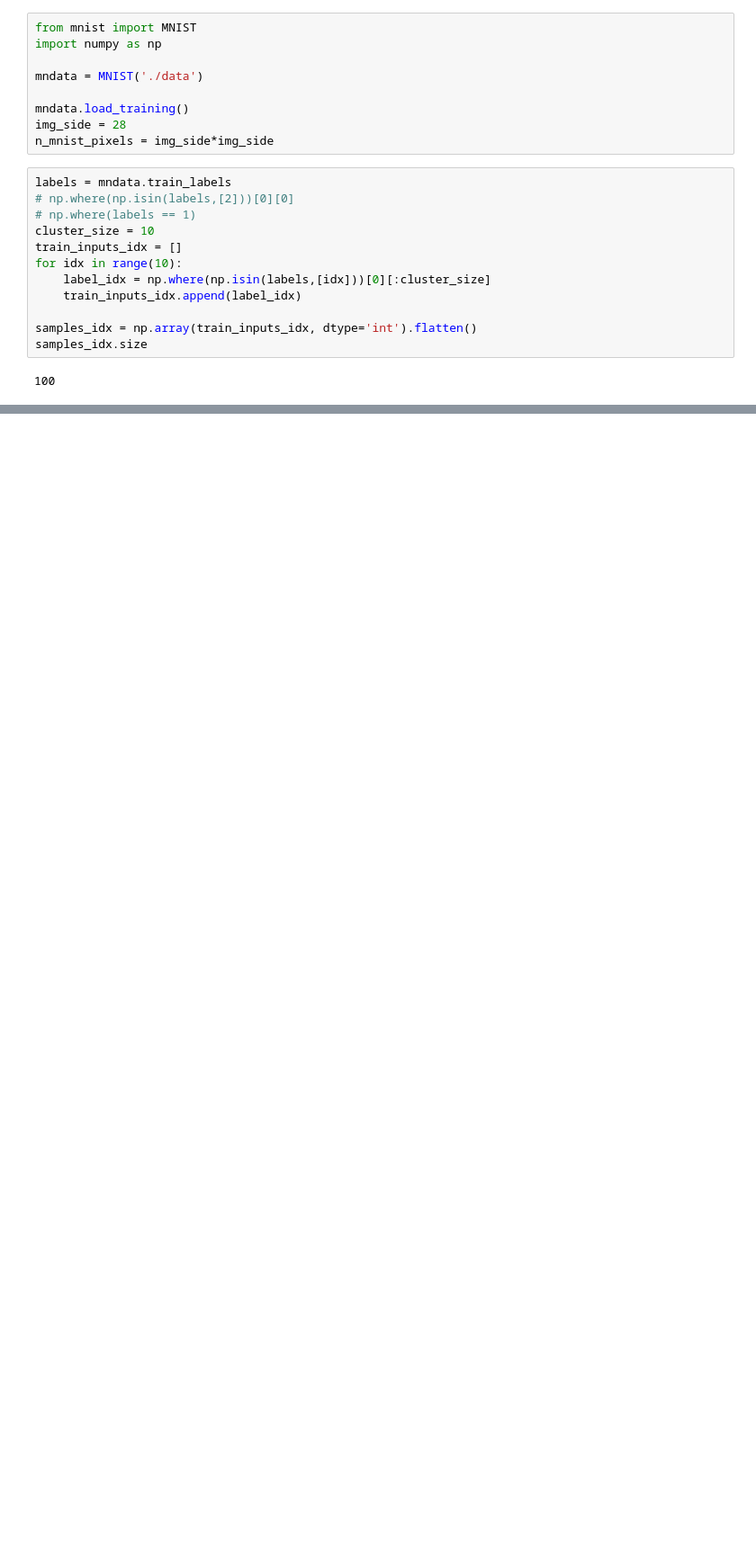
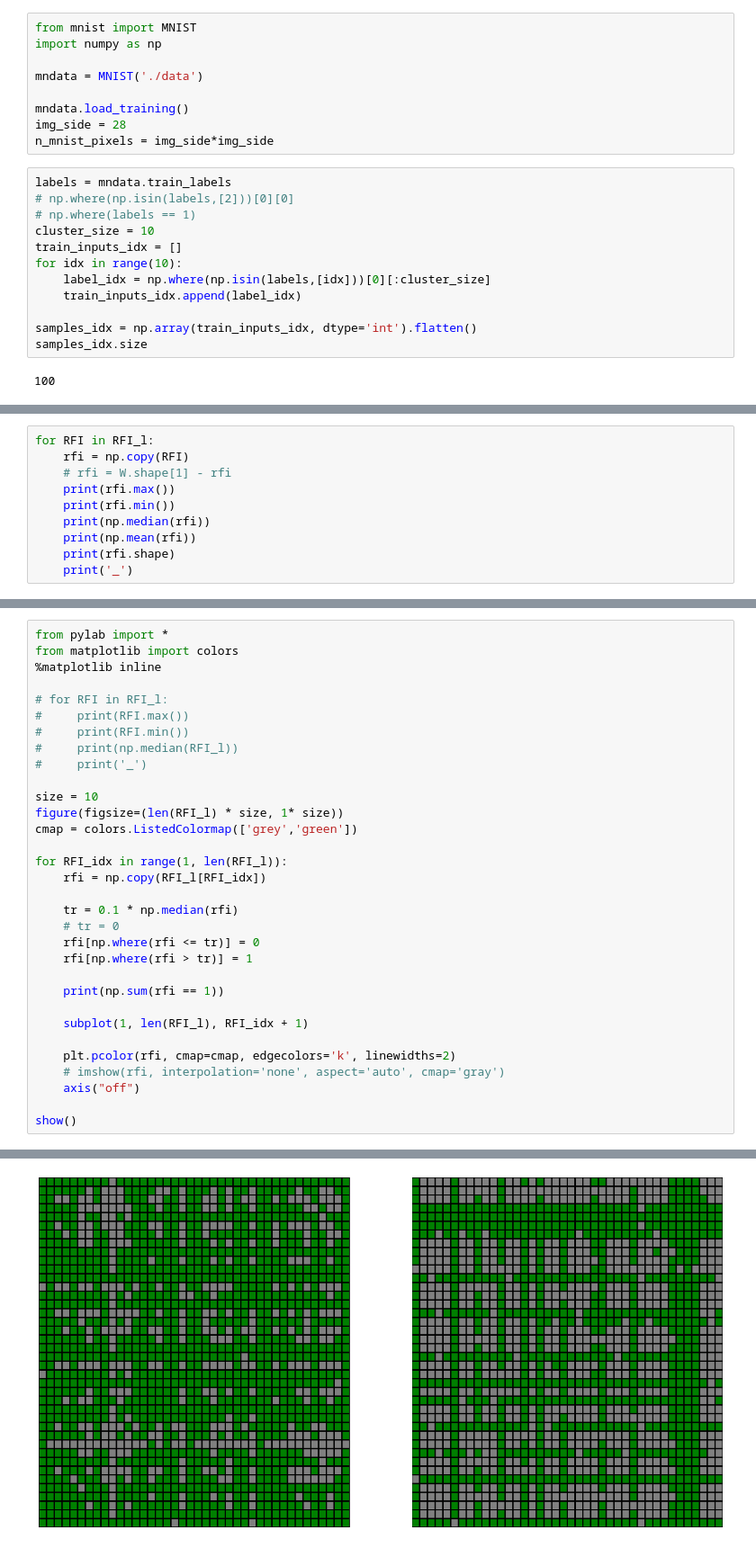
Before and after one commit to ivanoid768/bio_hebbian_with_neighbour_synapse_enforcement, a Jupyter notebook: bio_hebbian.ipynb, the cells around one changed output, grey strips where cells are left out. Shown at 90% size. Drawn from its saved outputs; the diff is of its cells as text; blank space fills up the shorter version.

```diff
--- a/bio_hebbian.ipynb
+++ b/bio_hebbian.ipynb
@@ -85,0 +105,10 @@ W (40, 784) 0.0009999984680401767 2.7618634712234248e-08
+# %%
+for RFI in RFI_l:
+    rfi = np.copy(RFI)
+    # rfi = W.shape[1] - rfi
+    print(rfi.max())
+    print(rfi.min())
+    print(np.median(rfi))
+    print(np.mean(rfi))
+    print(rfi.shape)
+    print('_')
@@ -85,0 +134,33 @@ W (40, 784) 0.0009999984680401767 2.7618634712234248e-08
+# %%
+from pylab import *
+from matplotlib import colors
+%matplotlib inline
+
+# for RFI in RFI_l:
+#     print(RFI.max())
+#     print(RFI.min())
+#     print(np.median(RFI_l))
+#     print('_')
+
+size = 10
+figure(figsize=(len(RFI_l) * size, 1* size))
+cmap = colors.ListedColormap(['grey','green'])
+
+for RFI_idx in range(1, len(RFI_l)):
+    rfi = np.copy(RFI_l[RFI_idx])
+
+    tr = 0.1 * np.median(rfi)
+    # tr = 0
+    rfi[np.where(rfi <= tr)] = 0
+    rfi[np.where(rfi > tr)] = 1
+
+    print(np.sum(rfi == 1))
+
+    subplot(1, len(RFI_l), RFI_idx + 1)
+
+    plt.pcolor(rfi, cmap=cmap, edgecolors='k', linewidths=2)
+    # imshow(rfi, interpolation='none', aspect='auto', cmap='gray')
+    axis("off")
+
+show()
+# %% [output]
@@ -86 +169,2 @@ W (40, 784) 0.0009999984680401767 2.7618634712234248e-08
+[figure, added]
 # %%
```
Also changed, not shown: parts of 4 cells of this notebook, 1 other file.
